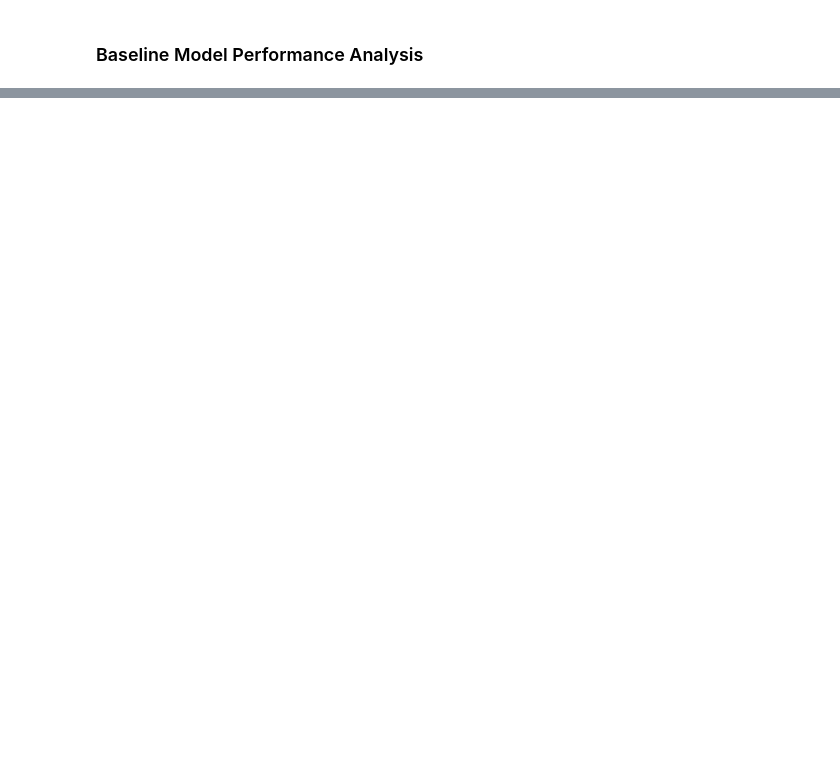
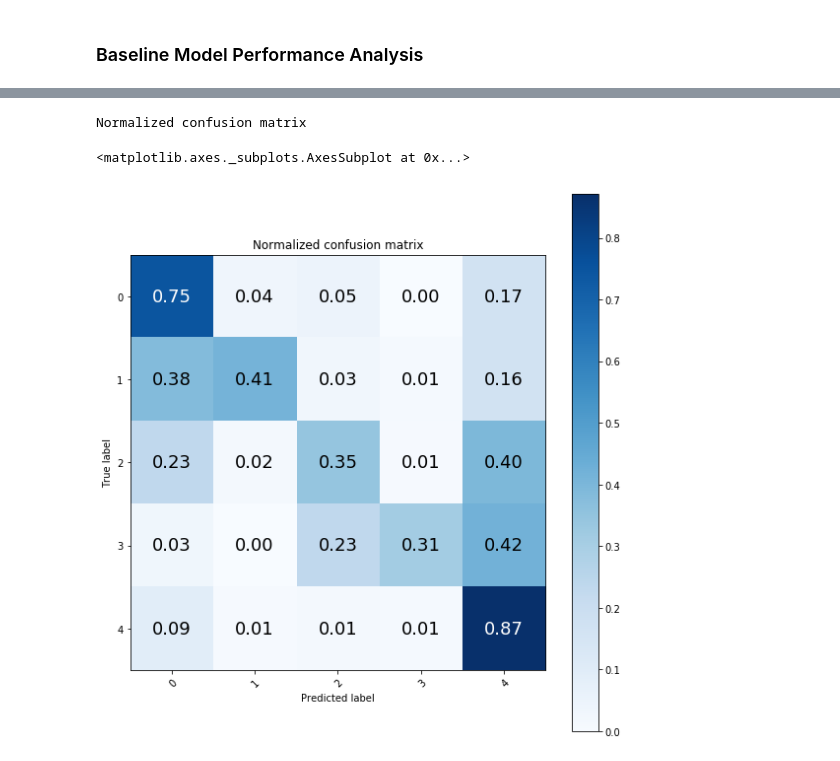
Before and after one commit to jk6033/capstone_project, a Jupyter notebook: result_visualization.ipynb, the cells around one changed output, grey strips where cells are left out. Drawn from its saved outputs; the diff is of its cells as text; code cells hidden in the pictures; blank space fills up the shorter version.

```diff
--- a/result_visualization.ipynb
+++ b/result_visualization.ipynb
@@ -80,0 +147,2 @@ def scatterPlot(matrix):
+# %%
+multi_answer, multi_output, multi_tsne = load_data("multi")
@@ -80,0 +151,3 @@ def scatterPlot(matrix):
+# %%
+multi_label = np.asarray([0, 1, 2, 3, 4])
+plot_confusion_matrix(multi_answer, multi_output, classes=multi_label, normalize=False)
@@ -80,0 +159,6 @@ def scatterPlot(matrix):
+# %%
+plot_confusion_matrix(multi_answer, multi_output, classes=multi_label, normalize=True)
+# %% [output]
+Normalized confusion matrix
+<matplotlib.axes._subplots.AxesSubplot at 0x...>
+[figure, added]
```
Also changed, not shown: parts of 19 cells of this notebook, 1 other file.
